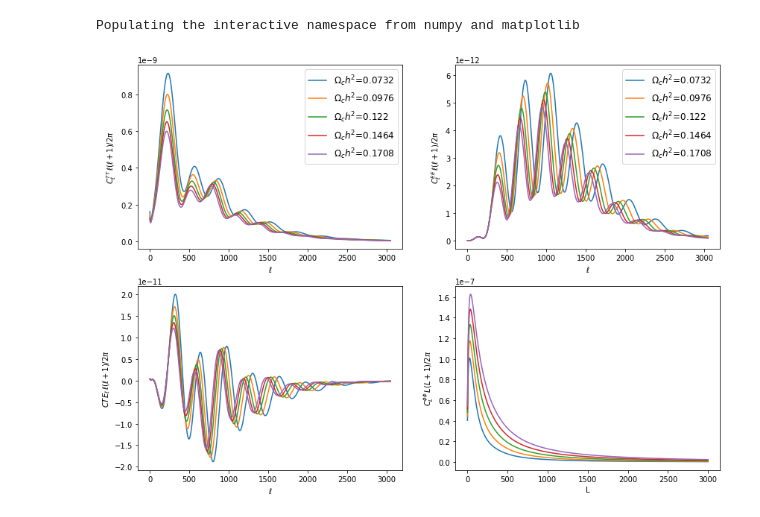
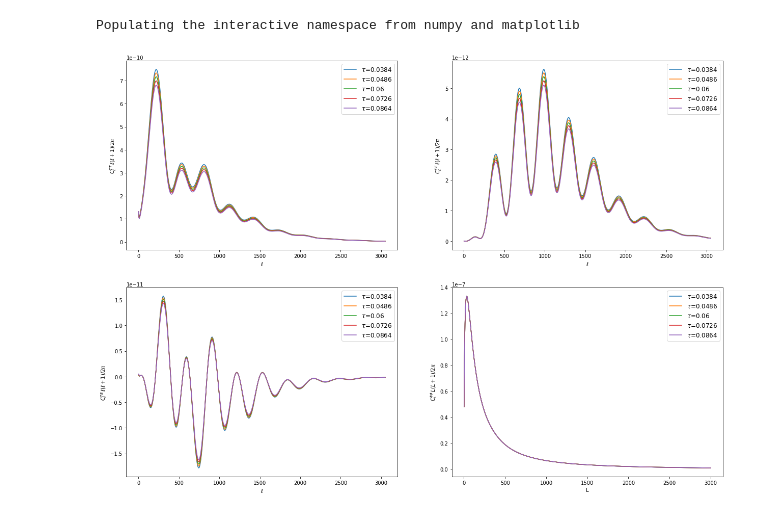
Before and after one commit to nbatta/SSI2017_CMB_COSMO, a Jupyter notebook: CMB Cosmology.ipynb, the cells around one changed output. Drawn from its saved outputs; the diff is of its cells as text; code cells hidden in the pictures.

Commit message:
added options and adjusted plot formats

```diff
--- a/CMB Cosmology.ipynb
+++ b/CMB Cosmology.ipynb
@@ -15,7 +15,7 @@ import camb
 from camb import model, initialpower
 
 def cmb_par_dependence(ellmax,outfile,param='om'):
-    ranges = np.array(1. + 0.2*np.arange(-2,3,1)) # +/- 40%
+    ranges = np.array(1. + 0.1*np.arange(-2,3,1)) # +/- 40%
 
     if (param == 'om'):
         omh2 = np.array(0.122 * ranges)
@@ -25,21 +25,49 @@ def cmb_par_dependence(ellmax,outfile,param='om'):
         obh2 = np.array(0.022 * ranges)
         legname = r"$\Omega_{b} h^2$"
         legval = obh2
+    elif (param == 'h'):
+        hs = np.array(67.5 * ranges)
+        legname = r"$H_0$"
+        legval = hs
+    elif (param == 'tau'):
+        taus = np.array(0.06 * ranges**2)
+        legname = r"$\tau$"
+        legval = taus
+    elif (param == 'ns'):
+        nss = np.array(0.965 * ranges)
+        legname = r"$n_s$"
+        legval = nss
+    elif (param == 'mu'):
+        ranges = np.array(1. + 0.1*np.arange(0,6,1)) # +/- 40%
+        mus = np.array(0.06 * ranges)
+        legname = r"$\Sigma_{m_{\nu}}$"
+        legval = mus
     else:
         return "not a valid parameter option"
 
     xlab = [r"$\ell$",r"$\ell$",r"$\ell$",r"L"]
     ylab = [r"$C^{TT}_\ell\,\ell(\ell + 1)/2\pi$",r"$C^{EE}_\ell\,\ell(\ell + 1)/2\pi$",
-            r"$C{TE}_\ell\,\ell(\ell + 1)/2\pi$",r"$C^{\phi \phi}_L\,L(L + 1)/2\pi$"]
-    figure(figsize=(14,10))
+            r"$C^{TE}_\ell\,\ell(\ell + 1)/2\pi$",r"$C^{\phi \phi}_L\,L(L + 1)/2\pi$"]
+    figure(figsize=(21,15))
 
     for jj in xrange(len(ranges)):
         if (param == 'om'):
             pars.set_cosmology(H0=67.5, ombh2=0.022, omch2=omh2[jj], mnu=0.06, omk=0, tau=0.06)
         elif (param == 'ob'):
             pars.set_cosmology(H0=67.5, ombh2=obh2[jj], omch2=0.122, mnu=0.06, omk=0, tau=0.06)
+        elif (param == 'h'):
+            pars.set_cosmology(H0=hs[jj], ombh2=0.022, omch2=0.122, mnu=0.06, omk=0, tau=0.06)
+        elif (param == 'tau'):
+            pars.set_cosmology(H0=67.5, ombh2=0.022, omch2=0.122, mnu=0.06, omk=0, tau=taus[jj])
+        elif (param == 'mu'):
+            pars.set_cosmology(H0=67.5, ombh2=0.022, omch2=0.122, mnu=mus[jj], omk=0, tau=0.06)
+        else:
+            pars.set_cosmology(H0=67.5, ombh2=0.022, omch2=0.122, mnu=0.06, omk=0, tau=0.06)
+        if (param == 'ns'):
+            pars.InitPower.set_params(ns=nss[jj], r=0)
+        else:
+            pars.InitPower.set_params(ns=0.965, r=0)
 
-        pars.InitPower.set_params(ns=0.965, r=0)
         pars.set_for_lmax(ellmax, lens_potential_accuracy=1);
         #calculate results for these parameters
         results = camb.get_results(pars)
@@ -72,17 +100,17 @@ Populating the interactive namespace from numpy and matplotlib
 # %%
 pars = camb.CAMBparams()
 pars.set_cosmology(H0=67.5, ombh2=0.022, omch2=0.122, mnu=0.06, omk=0, tau=0.06)
 pars.InitPower.set_params(ns=0.965, r=0)
 pars.set_for_lmax(3000, lens_potential_accuracy=1);
 #calculate results for these parameters
 results = camb.get_results(pars)
 powers = results.get_cmb_power_spectra(pars)
 
 
 totCL=powers['total']
 ls = np.arange(totCL.shape[0])
 
-cmb_par_dependence(3000,'blah',param='om')
+cmb_par_dependence(3000,'blah',param='tau')
 #cmb_par_dependence(3000,'blah',param='ob')
 # %% [output]
-[figure, old version]
+[figure, new version]
```
